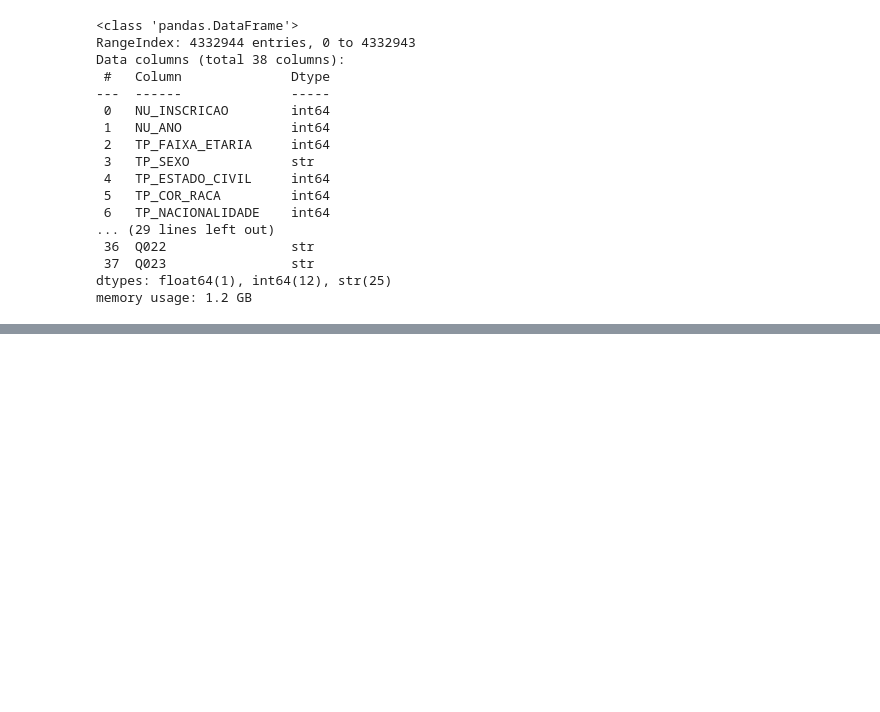
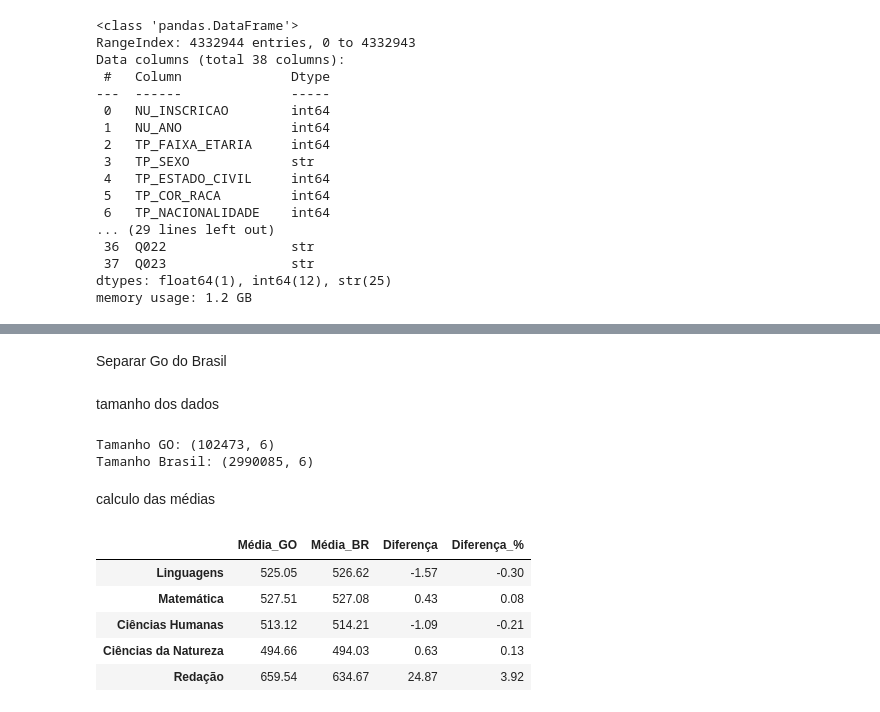
Before and after one commit to Lanzitow/enem-goias-data-analysis, a Jupyter notebook: notebooks/enem_goias_analise.ipynb, the cells around one changed output, grey strips where cells are left out. Cells and saved outputs as stored; diff of their text form; code cells hidden in the pictures; blank space fills up the shorter version.

```diff
--- a/notebooks/enem_goias_analise.ipynb
+++ b/notebooks/enem_goias_analise.ipynb
@@ -181,0 +105,5 @@ Interpretação: Indica quantos participantes fizeram a prova apenas como treino
+# %%
+duplicados = df.duplicated().sum()
+print("Quantidade de registros duplicados:", duplicados)
+df = df.drop_duplicates ()
+print ("Base apóes remover duplicados:", df.shape)
@@ -181,0 +152,12 @@ Interpretação: Indica quantos participantes fizeram a prova apenas como treino
+# %%
+colunas_notas_numericas = [
+    "Linguagens",
+    "Matemática",
+    "Ciências Humanas",
+    "Ciências da Natureza",
+    "Redação",
+]
+
+for col in colunas_notas_numericas:
+    df = df[(df[col] >= 0) & (df[col] <= 1000)]
+print("Base após validar o intervalo das notas:", df.shape)
@@ -181,0 +215,43 @@ Interpretação: Indica quantos participantes fizeram a prova apenas como treino
+# %% [markdown]
+Separar Go do Brasil
+# %%
+df_go = df[df["SG_UF_PROVA"] == "GO"]
+df_br = df  # Brasil inteiro
+# %% [markdown]
+tamanho dos dados
+# %%
+print("Tamanho GO:", df_go.shape)
+print("Tamanho Brasil:", df_br.shape)
+# %% [output]
+Tamanho GO: (102473, 6)
+Tamanho Brasil: (2990085, 6)
+# %% [markdown]
+calculo das médias
+# %%
+colunas_notas = [
+    "Linguagens",
+    "Matemática",
+    "Ciências Humanas",
+    "Ciências da Natureza",
+    "Redação"
+]
+
+medias_go = df_go[colunas_notas].mean()
+medias_br = df_br[colunas_notas].mean()
+
+df_medias = pd.DataFrame({
+    "Média_GO": medias_go,
+    "Média_BR": medias_br
+})
+
+df_medias["Diferença"] = df_medias["Média_GO"] - df_medias["Média_BR"]
+df_medias["Diferença_%"] = (df_medias["Diferença"] / df_medias["Média_BR"]) * 100
+
+df_medias.round(2)
+# %% [output]
+|  | Média_GO | Média_BR | Diferença | Diferença_% |
+| Linguagens | 525.05 | 526.62 | -1.57 | -0.30 |
+| Matemática | 527.51 | 527.08 | 0.43 | 0.08 |
+| Ciências Humanas | 513.12 | 514.21 | -1.09 | -0.21 |
+| Ciências da Natureza | 494.66 | 494.03 | 0.63 | 0.13 |
+| Redação | 659.54 | 634.67 | 24.87 | 3.92 |
```
Also changed, not shown: parts of 38 cells of this notebook, 1 other file.
